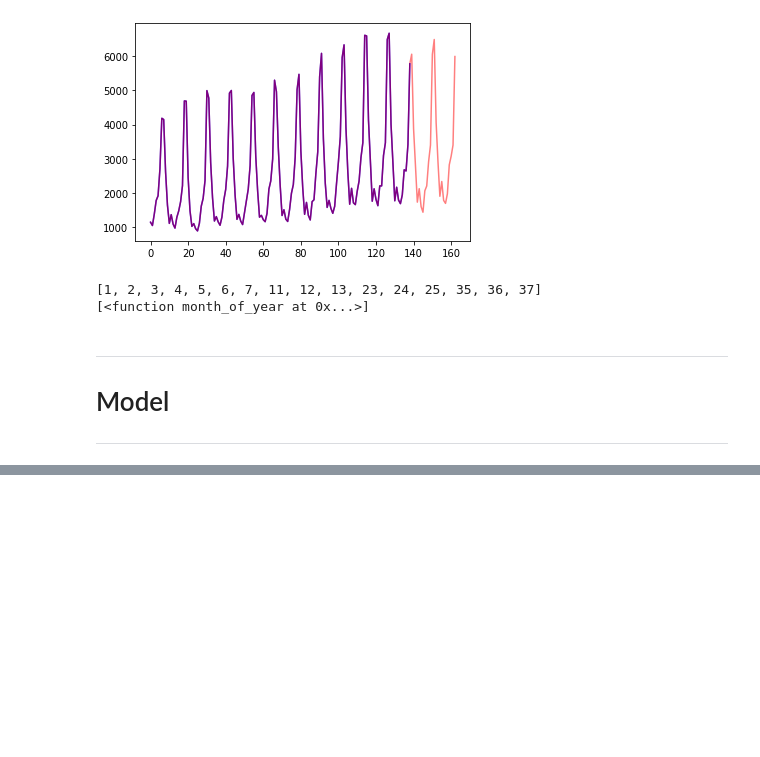
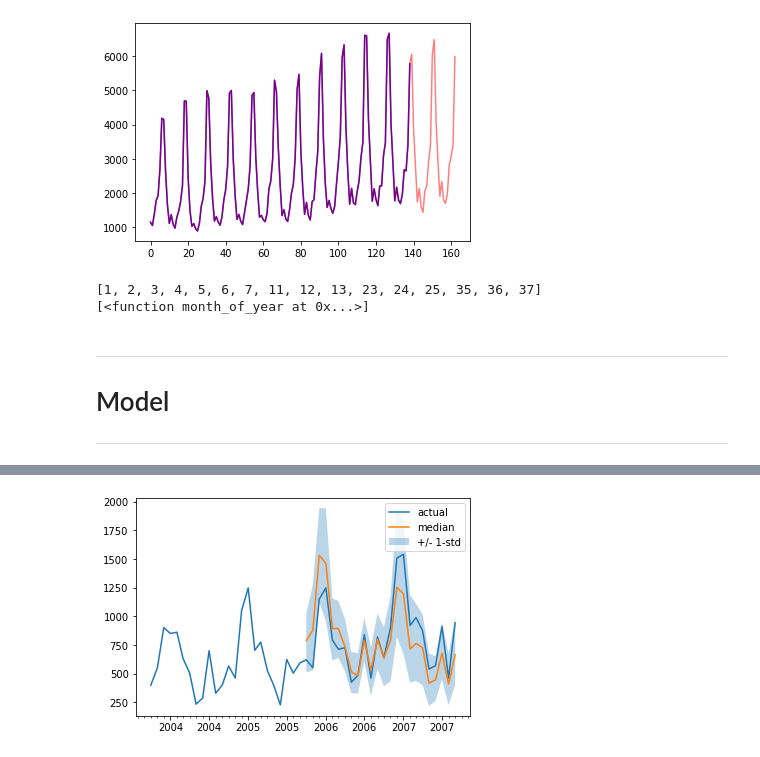
Before and after one commit to chorokdong/Study_everything, a Jupyter notebook: Time_Series/Time_Series_Transformers.ipynb, the cells around one changed output, grey strips where cells are left out. Saved outputs shown, nothing was run; the diff lists cells and outputs as text; code cells hidden in the pictures; blank space fills up the shorter version.

```diff
--- a/Time_Series/Time_Series_Transformers.ipynb
+++ b/Time_Series/Time_Series_Transformers.ipynb
@@ -276,0 +644,5 @@ from typing import Optional
+# %%
+value = random.randint(1,366)
+plot(value)
+# %% [output]
+[figure, added]
```
Also changed, not shown: parts of 23 cells of this notebook.
